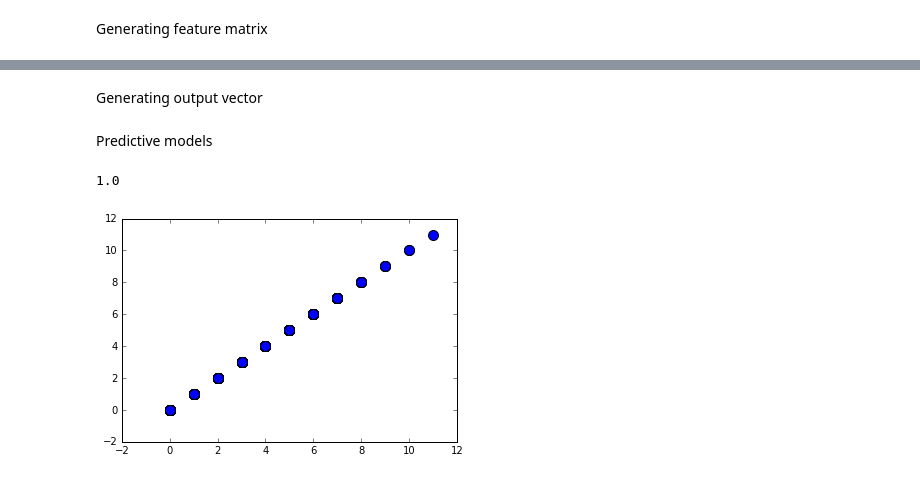
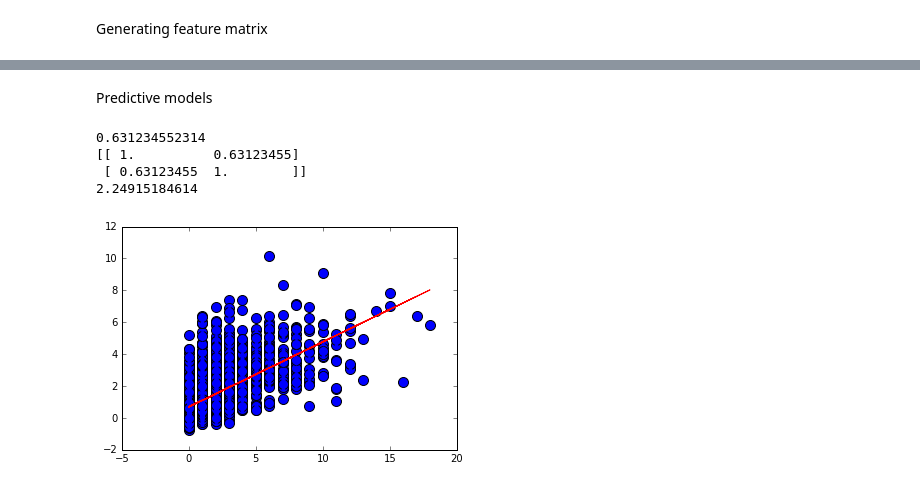
Before and after one commit to cmehta126/yinshack, a Jupyter notebook: Mehraveh_Sunday.ipynb, the cells around one changed output, grey strips where cells are left out. Saved outputs shown, nothing was run; the diff lists cells and outputs as text; code cells hidden in the pictures.

Commit message:
visualization

```diff
--- a/Mehraveh_Sunday.ipynb
+++ b/Mehraveh_Sunday.ipynb
@@ -32,4 +32,5 @@ lag_max = 4
 deg_thresh = 5
 
 cmpl_severity = add_complaint_severity(cmpl)
-r = add_complaints_by_year_and_severity(last_train_year, lag_max, cmpl_severity, offc)
+# r = add_complaints_by_year_and_severity(last_train_year, lag_max, cmpl_severity, offc)
+r = add_complaints_by_year(last_train_year, lag_max, cmpl, offc)
@@ -53,7 +48,7 @@ officer_ids = offc['officer_id'].unique()
 # get feature dictionaries
 num_nbr_complaints_dict = num_of_nbr_complaints(G, officer_ids, lag_max)
 num_high_offenders = num_high_offender_nbrs(G, officer_ids, deg_thresh)
-num_nbr_complaints_dict_pf = num_of_nbr_complaints_past_future(G, officer_ids, lag_max)
+# num_nbr_complaints_dict_pf = num_of_nbr_complaints_past_future(G, officer_ids, lag_max)
 # %%
 A=pd.DataFrame(dict([(k,pd.Series(v)) for k,v in num_nbr_complaints_dict.items()])).transpose()
 A.columns = ['cmpl0','cmpl1','cmpl2','cmpl3']
@@ -84,3 +77,8 @@ Index(['first.name', 'last.name', 'appointed.date', 'race', 'gender',
+# %%
+# Making Y vector
+Y = add_complaints_by_year(2015, 3, cmpl, offc)
+Y=Y[[Y.columns[Y.shape[1]-1],Y.columns[Y.shape[1]-2],Y.columns[Y.shape[1]-3]]]
+Y=Y.sum(axis=1)
 # %% [markdown]
 Generating feature matrix
 # %%
@@ -121,27 +99,30 @@ Index(['appointed.date', 'gender', 'age', 'primary', 'secondary', 'tertiary',
-# %% [markdown]
-Generating output vector
-# %%
-# Making Y vector
-
-Y = add_complaints_by_year(2015, 2, cmpl, offc)
-Y=Y[[Y.columns[Y.shape[1]-1],Y.columns[Y.shape[1]-2]]]
-Y=Y.sum(axis=1)
 # %% [markdown]
 Predictive models
 # %%
 # LINEAR model
-
-
 clf = linear_model.LinearRegression()
 predicts = cross_val_predict(clf, X, Y, cv=3)
 
 # clf.fit(X,Y)
 # predicts = clf.predict(X)
 
 plt.scatter(Y,predicts, s=100)
 mean_squared_error(Y, predicts)
 correlation = np.corrcoef(Y, predicts)[0,1]
 print(correlation)
+
+
+# fit with np.polyfit
+m, b = np.polyfit(Y, predicts, 1)
+
+plt.plot(Y, predicts, '.')
+plt.plot(Y, m*Y + b, 'r-')
+
+print(np.corrcoef(Y,predicts))
+print(mean_squared_error(Y,predicts))
 # %% [output]
-1.0
+0.631234552314
+[[ 1.          0.63123455]
+ [ 0.63123455  1.        ]]
+2.24915184614
-[figure, old version]
+[figure, new version]
```
Also changed, not shown: parts of 11 cells of this notebook.
